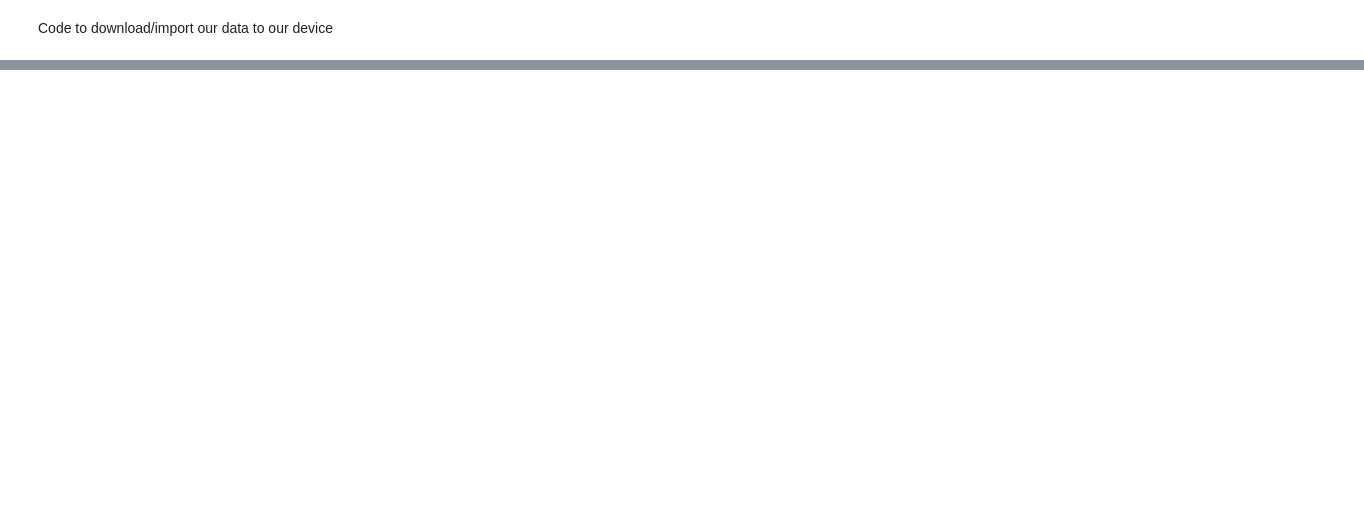
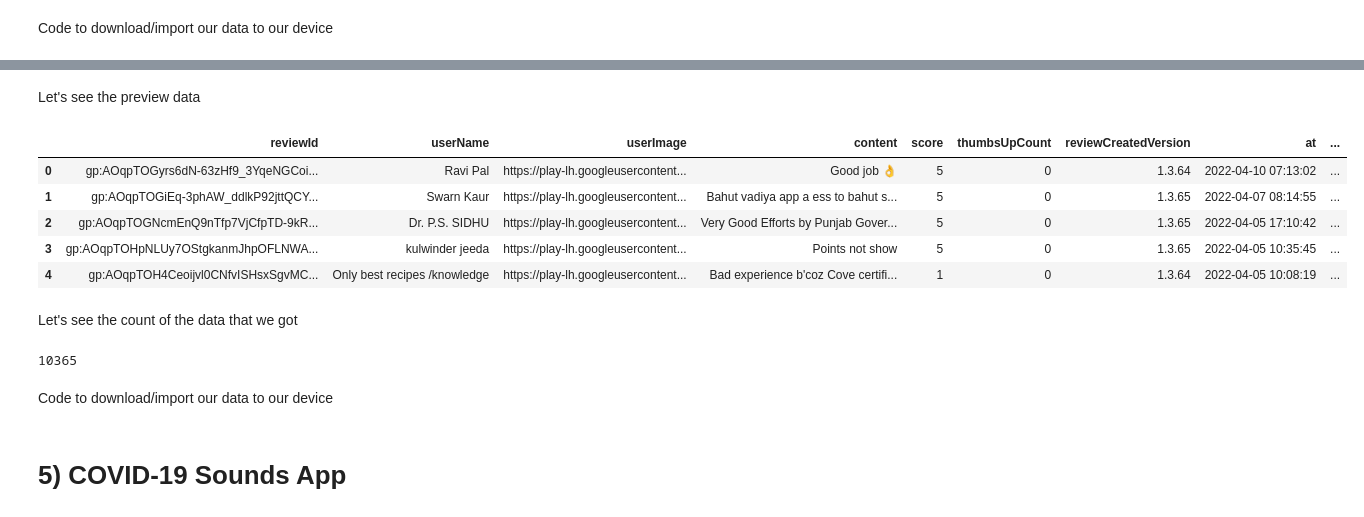
Before and after one commit to anilpankaj/COVID_APPs_REVIEW, a Jupyter notebook: Covid_Review.ipynb, the cells around one changed output, grey strips where cells are left out. Cells and saved outputs as stored; diff of their text form; code cells hidden in the pictures; blank space fills up the shorter version.

```diff
--- a/Covid_Review.ipynb
+++ b/Covid_Review.ipynb
@@ -103,0 +134,29 @@ Code to download/import our data to our device
+# %%
+result4 = reviews_all(
+    'in.gov.punjab.cova',
+    sleep_milliseconds=0,  # by defaults it's take 0
+    lang='en', # by defaluts it's take 'en'
+    country='us', # by defaluts it's take 'us'
+    sort = Sort.NEWEST, # by defaults to Sort.MOST_RELEVANT, you can usee Sort.Newest to get newst reviews first
+)
+# %% [markdown]
+Let's see the preview data
+# %%
+data_scraped4 = pd.DataFrame(np.array(result4),columns=['review'])
+data_scraped4 = data_scraped4.join(pd.DataFrame(data_scraped4.pop('review').tolist()))
+data_scraped4.head()
+# %% [output]
+|  | reviewId | userName | userImage | content | score | thumbsUpCount | reviewCreatedVersion | at | ... |
+| 0 | gp:AOqpTOGyrs6dN-63zHf9_3YqeNGCoi... | Ravi Pal | https://play-lh.googleusercontent... | Good job 👌 | 5 | 0 | 1.3.64 | 2022-04-10 07:13:02 | ... |
+| 1 | gp:AOqpTOGiEq-3phAW_ddlkP92jttQCY... | Swarn Kaur | https://play-lh.googleusercontent... | Bahut vadiya app a ess to bahut s... | 5 | 0 | 1.3.65 | 2022-04-07 08:14:55 | ... |
+| 2 | gp:AOqpTOGNcmEnQ9nTfp7VjCfpTD-9kR... | Dr. P.S. SIDHU | https://play-lh.googleusercontent... | Very Good Efforts by Punjab Gover... | 5 | 0 | 1.3.65 | 2022-04-05 17:10:42 | ... |
+| 3 | gp:AOqpTOHpNLUy7OStgkanmJhpOFLNWA... | kulwinder jeeda | https://play-lh.googleusercontent... | Points not show | 5 | 0 | 1.3.65 | 2022-04-05 10:35:45 | ... |
+| 4 | gp:AOqpTOH4Ceoijvl0CNfvISHsxSgvMC... | Only best recipes /knowledge | https://play-lh.googleusercontent... | Bad experience b'coz Cove certifi... | 1 | 0 | 1.3.64 | 2022-04-05 10:08:19 | ... |
+# %% [markdown]
+Let's see the count of the data that we got
+# %%
+len(data_scraped4.index)
+# %% [output]
+10365
+# %% [markdown]
+Code to download/import our data to our device
@@ -103,0 +165,2 @@ Code to download/import our data to our device
+# %% [markdown]
+# 5) COVID-19 Sounds App
```
Also changed, not shown: parts of 121 cells of this notebook.
